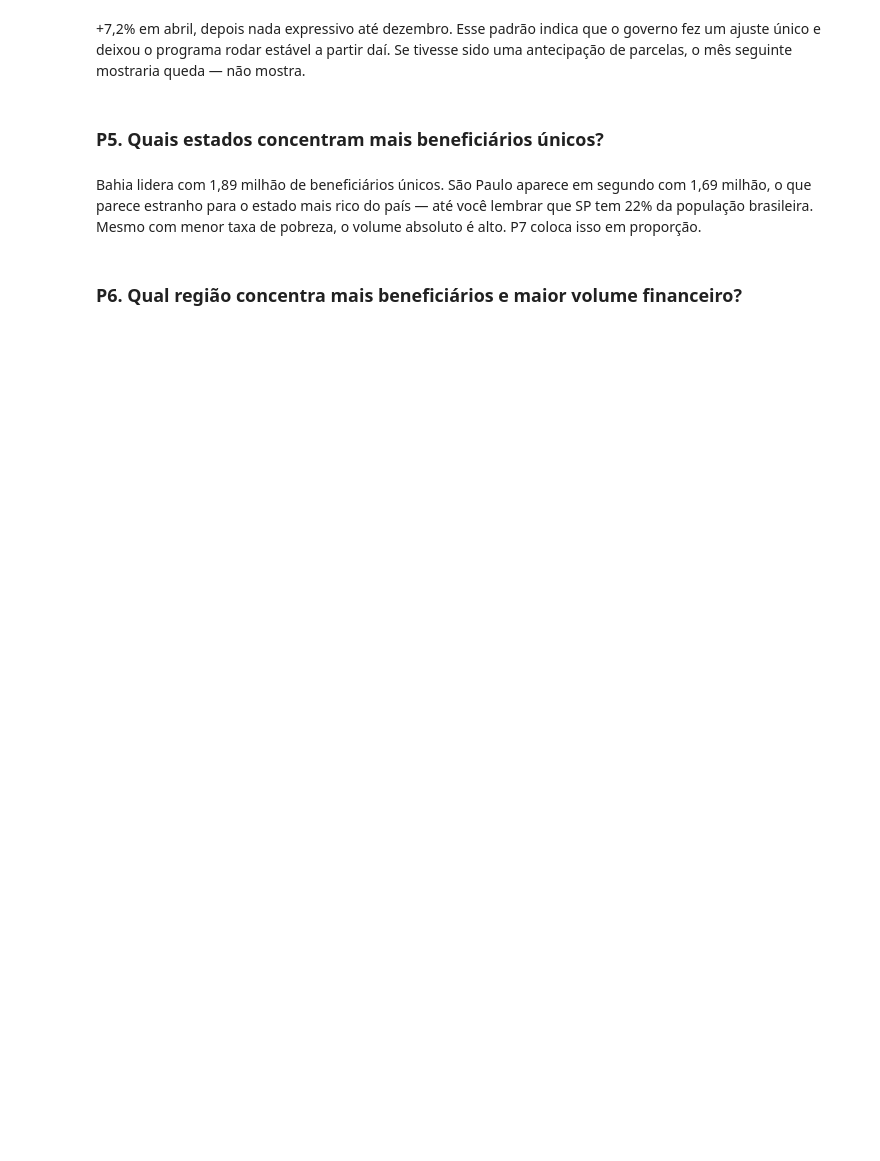
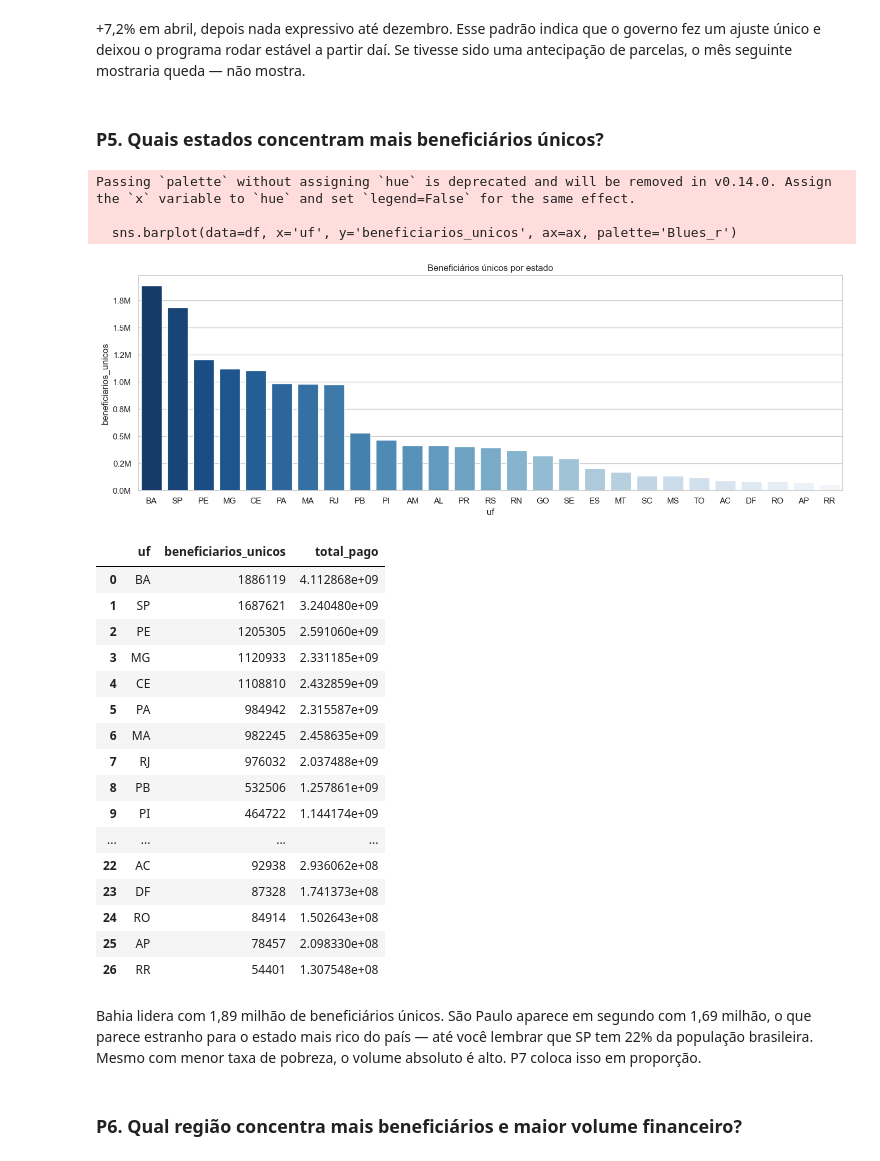
Before and after one commit to LuizGFS001/bolsa-familia-2020-eda, a Jupyter notebook: notebooks/01-EDA.ipynb, the cells around one changed output. Drawn from its saved outputs; the diff is of its cells as text; code cells hidden in the pictures; blank space fills up the shorter version.

```diff
--- a/notebooks/01-EDA.ipynb
+++ b/notebooks/01-EDA.ipynb
@@ -213,24 +128,35 @@ df_p4
 # %% [markdown]
 ### P5. Quais estados concentram mais beneficiários únicos?
 # %%
-df_p5 = con.execute("""
-    SELECT
-        uf,
-        COUNT(DISTINCT nis)          AS beneficiarios_unicos,
-        ROUND(SUM(valor_parcela), 2) AS total_pago
-    FROM silver
-    GROUP BY uf
-    ORDER BY beneficiarios_unicos DESC
-""").df()
-
+df = pd.read_csv(GOLD / 'beneficiarios_por_uf.csv').sort_values('beneficiarios_unicos', ascending=False)
 fig, ax = plt.subplots(figsize=(14, 5))
-sns.barplot(data=df_p5, x='uf', y='beneficiarios_unicos', ax=ax, palette='Blues_r')
+sns.barplot(data=df, x='uf', y='beneficiarios_unicos', ax=ax, palette='Blues_r')
 ax.set_title('Beneficiários únicos por estado')
 ax.yaxis.set_major_formatter(mticker.FuncFormatter(lambda x, _: f'{x/1e6:.1f}M'))
-plt.tight_layout()
-plt.savefig(f'{GOLD}/p5_beneficiarios_por_uf.png', dpi=150)
-plt.show()
-df_p5
+plt.tight_layout(); plt.show()
+df
+# %% [output]
+Passing `palette` without assigning `hue` is deprecated and will be removed in v0.14.0. Assign the `x` variable to `hue` and set `legend=False` for the same effect.
+
+  sns.barplot(data=df, x='uf', y='beneficiarios_unicos', ax=ax, palette='Blues_r')
+[figure, added]
+|  | uf | beneficiarios_unicos | total_pago |
+| 0 | BA | 1886119 | 4.112868e+09 |
+| 1 | SP | 1687621 | 3.240480e+09 |
+| 2 | PE | 1205305 | 2.591060e+09 |
+| 3 | MG | 1120933 | 2.331185e+09 |
+| 4 | CE | 1108810 | 2.432859e+09 |
+| 5 | PA | 984942 | 2.315587e+09 |
+| 6 | MA | 982245 | 2.458635e+09 |
+| 7 | RJ | 976032 | 2.037488e+09 |
+| 8 | PB | 532506 | 1.257861e+09 |
+| 9 | PI | 464722 | 1.144174e+09 |
+| ... | ... | ... | ... |
+| 22 | AC | 92938 | 2.936062e+08 |
+| 23 | DF | 87328 | 1.741373e+08 |
+| 24 | RO | 84914 | 1.502643e+08 |
+| 25 | AP | 78457 | 2.098330e+08 |
+| 26 | RR | 54401 | 1.307548e+08 |
 # %% [markdown]
 Bahia lidera com 1,89 milhão de beneficiários únicos. São Paulo aparece em segundo com 1,69 milhão, o que parece estranho para o estado mais rico do país — até você lembrar que SP tem 22% da população brasileira. Mesmo com menor taxa de pobreza, o volume absoluto é alto. P7 coloca isso em proporção.
 # %% [markdown]
```
Also changed, not shown: parts of 32 cells of this notebook.
